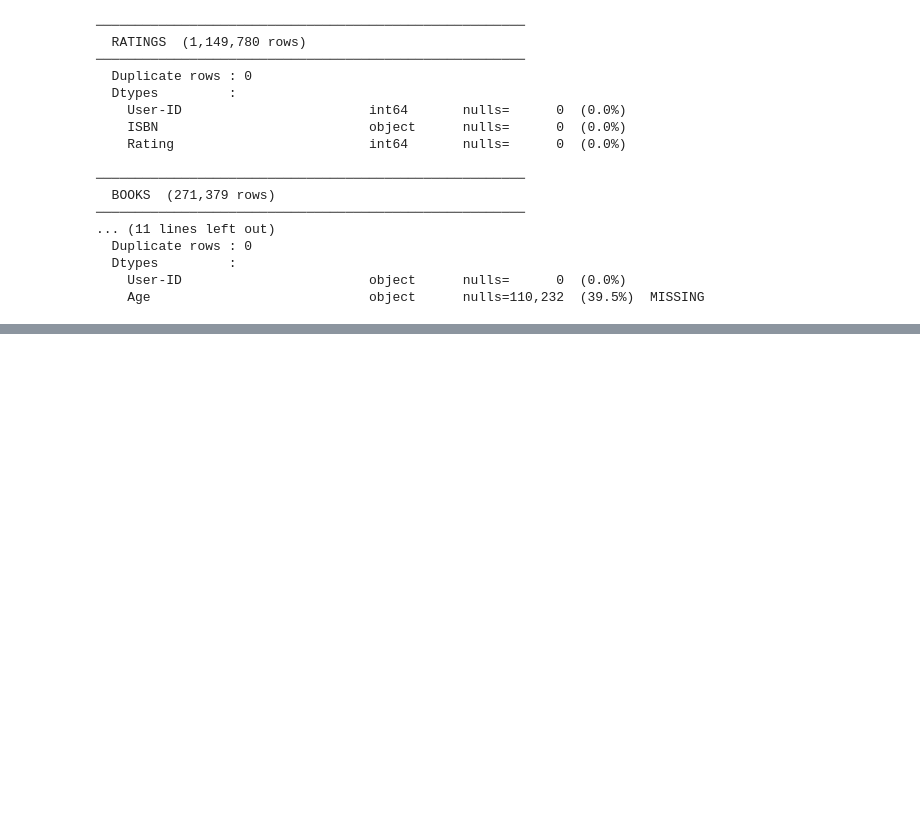
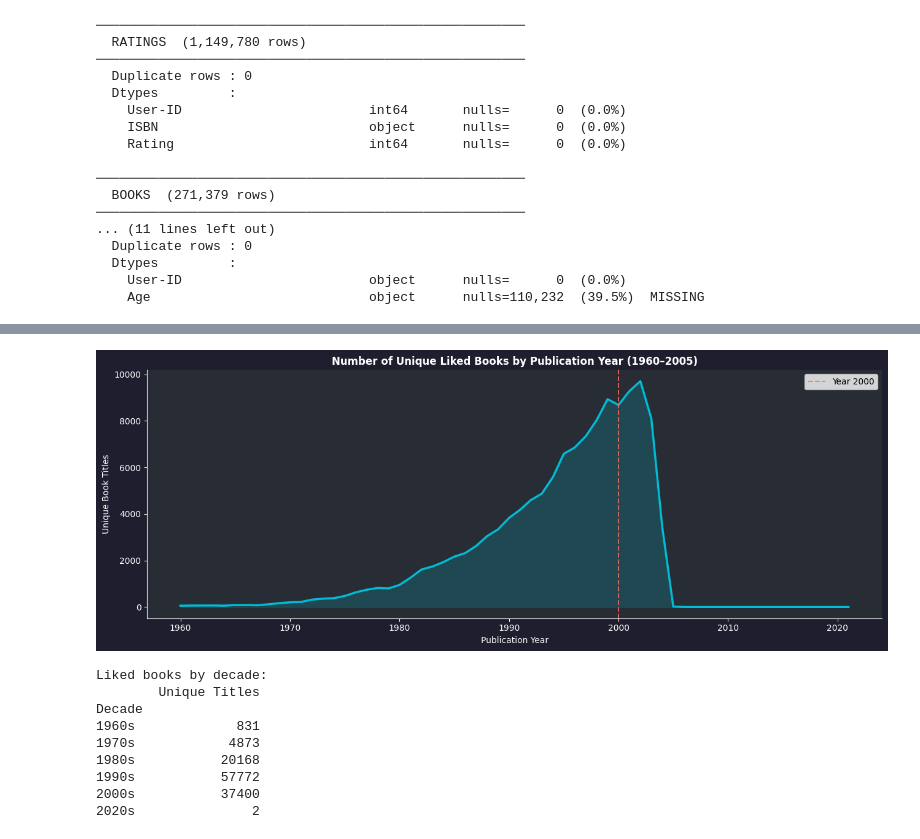
Before and after one commit to olkanth/MSCS_634_Lab_6, a Jupyter notebook: MSCS_634_Lab_6.ipynb, the cells around one changed output, grey strips where cells are left out. Drawn from its saved outputs; the diff is of its cells as text; code cells hidden in the pictures; blank space fills up the shorter version.

```diff
--- a/MSCS_634_Lab_6.ipynb
+++ b/MSCS_634_Lab_6.ipynb
@@ -129,0 +437,42 @@ audit(users,   'USERS')
+# %%
+# Publication Year Distribution
+year_data = df.dropna(subset=['Year']).copy()
+year_data['Year'] = year_data['Year'].astype(int)
+year_data = year_data[year_data['Year'] >= 1960]  # focus on modern era
+
+year_counts = year_data.groupby('Year')['Title'].nunique().reset_index()
+year_counts.columns = ['Year', 'Unique Titles']
+
+fig, ax = plt.subplots(figsize=(13, 5), facecolor='#1E1E2E')
+ax.set_facecolor('#1E1E2E')
+
+sns.lineplot(data=year_counts, x='Year', y='Unique Titles',
+             color='#00BCD4', linewidth=2.5, ax=ax)
+ax.fill_between(year_counts['Year'], year_counts['Unique Titles'],
+                alpha=0.2, color='#00BCD4')
+ax.axvline(2000, color='#FF6F61', linestyle='--', linewidth=1.5, alpha=0.8,
+           label='Year 2000')
+style_ax(ax, 'Number of Unique Liked Books by Publication Year (1960–2005)',
+         'Publication Year', 'Unique Book Titles')
+ax.legend() # Add this line to display the legend
+
+plt.tight_layout()
+plt.savefig('year_dist.png', dpi=130, bbox_inches='tight', facecolor='#1E1E2E')
+plt.show()
+plt.close()
+
+decade = year_data.copy()
+decade['Decade'] = (decade['Year'] // 10 * 10).astype(str) + 's'
+print('Liked books by decade:')
+print(decade.groupby('Decade')['Title'].nunique().rename('Unique Titles').to_frame())
+# %% [output]
+[figure, added]
+Liked books by decade:
+        Unique Titles
+Decade
+1960s             831
+1970s            4873
+1980s           20168
+1990s           57772
+2000s           37400
+2020s               2
```
Also changed, not shown: parts of 12 cells of this notebook.
